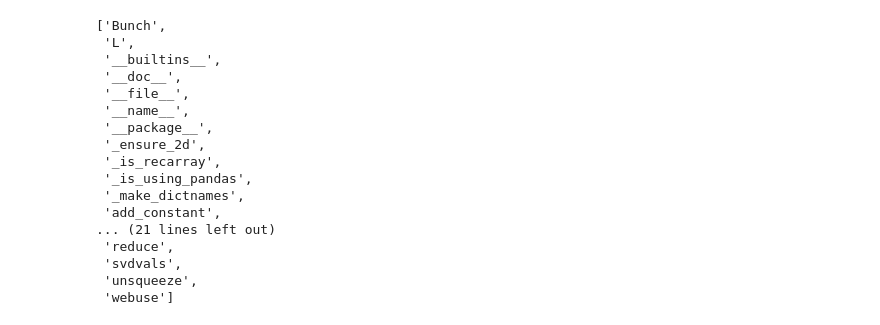
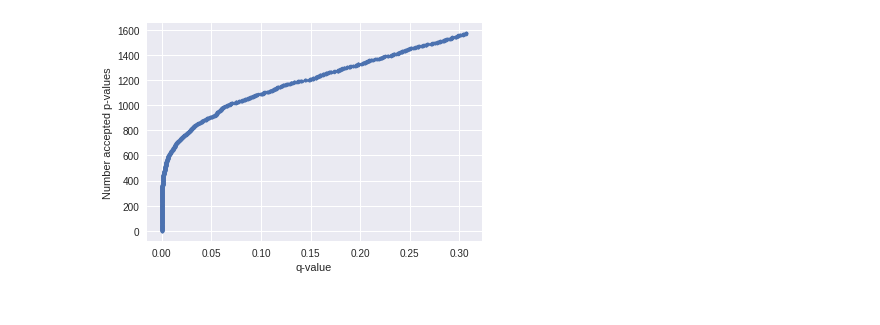
Before and after one commit to statisticalbiotechnology/algbioinfo, a Jupyter notebook: nb/cho_cells/cho_analysis.ipynb, the cells around one changed output. Cells and saved outputs as stored; diff of their text form; code cells hidden in the pictures.

```diff
--- a/nb/cho_cells/cho_analysis.ipynb
+++ b/nb/cho_cells/cho_analysis.ipynb
@@ -1,8 +1,14 @@
 # %%
+%matplotlib inline
 from __future__ import print_function
+import numpy as np
+import numpy.random as npr
 import pandas as pd
-import numpy as np
 
 df = pd.read_excel("CHOPER_IBAQ_sep.xlsx",header=0,index_col=0)
 df.loc["Day",:] = df.loc["Day",:].apply(int)
 # Replace 0 with NaN
+df.replace([np.inf, -np.inf,0.0], np.nan)
+df.dropna(inplace=True,axis=0)
+
+df
@@ -10,13 +76,24 @@ df.loc["Day",:] = df.loc["Day",:].apply(int)
 from statsmodels.formula.api import ols
 from statsmodels.stats.anova import anova_lm
 
-days = []
+days,pv = [],[]
 for name,values in df.iterrows():
     if name == "Day":
         days = values.apply(int)
         continue
     analys_df = pd.DataFrame({"Day": days.values, "Expression" : values.values},index=df.columns)
+    analys_df.dropna(inplace=True,axis=0)
     analys_df.drop(analys_df.loc[(analys_df.loc[:,"Expression"]==0.0)].index,inplace=True,axis=0)
-    model = ols("Expression ~ C(Day)",analys_df).fit()
+    uniq_days = set(analys_df.loc[:,"Day"])
+    if analys_df.shape[0]<2*len(uniq_days) or len(uniq_days)<=3:
+        continue
+#    model = ols("Expression ~ C(Day)",analys_df).fit()
+    model = ols("Expression ~ Day",analys_df).fit()
     report = anova_lm(model,type=2)
-    print(model.params)
+    p = report.loc["Day","PR(>F)"]
+    pv.append((p,name))
+    if np.isnan(p):
+        print(report)
+        print(analys_df)
+        break
+qv = qvalues(pv)
@@ -42,20 +100,10 @@ ValueError: zero-size array to reduction operation maximum which has no identity
-# %%
-dir(statsmodels.tools.tools)
-# %% [output]
-['Bunch',
- 'L',
- '__builtins__',
- '__doc__',
- '__file__',
- '__name__',
- '__package__',
- '_ensure_2d',
- '_is_recarray',
- '_is_using_pandas',
- '_make_dictnames',
- 'add_constant',
-... (21 lines left out)
- 'reduce',
- 'svdvals',
- 'unsqueeze',
- 'webuse']
+# %%
+import matplotlib.pyplot as plt
+plt.plot([q[0] for q in qv],range(len(qv)),'b.')
+plt.ylabel("Number accepted p-values")
+plt.xlabel("q-value")
+#plt.xlim(0,0.1)
+#plt.ylim(0,1800)
+plt.show()
+# %% [output]
+[figure, added]
```
Also changed, not shown: parts of 9 cells of this notebook, 1 other file.
